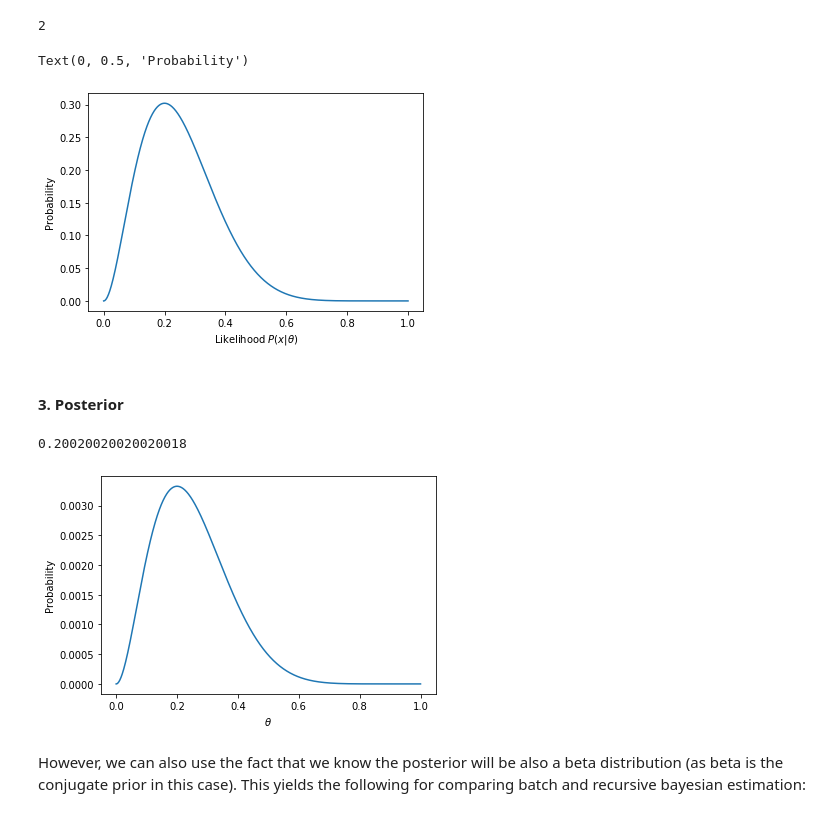
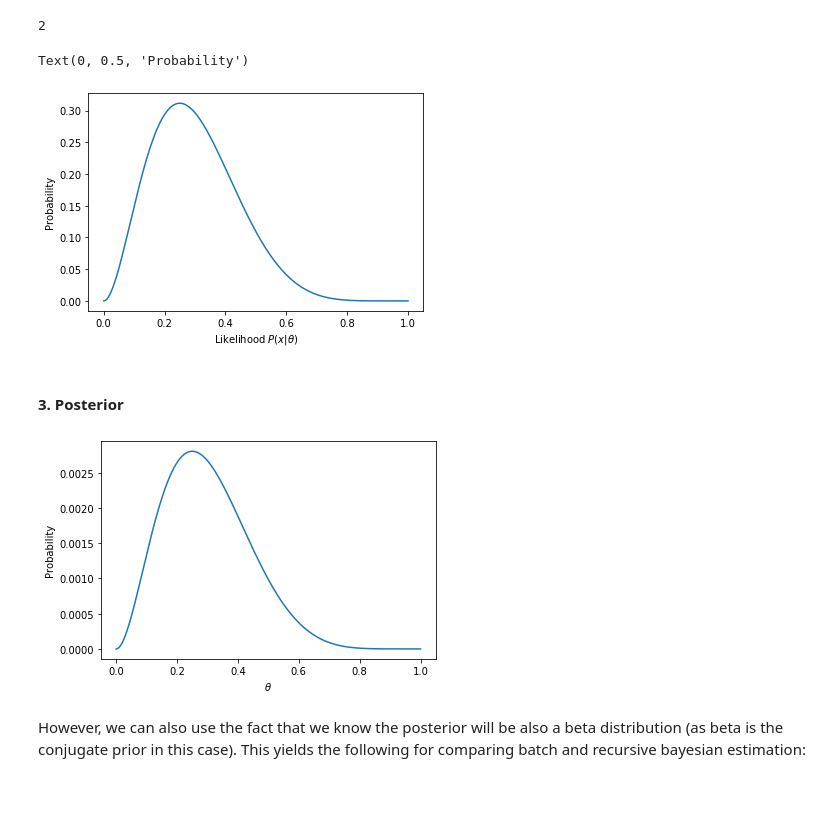
Before and after one commit to DorotheaMueller/statistics_assignments, a Jupyter notebook: ex_3.ipynb, the cells around one changed output. Drawn from its saved outputs; the diff is of its cells as text; code cells hidden in the pictures.

```diff
--- a/ex_3.ipynb
+++ b/ex_3.ipynb
@@ -58,13 +58,13 @@ n_pos
 # %% [output]
 2
 # %%
-likelihood = binom.pmf(k = n_pos, n = n, p = theta_range)
+likelihood = binom.pmf(k = n_pos, n = n - n_pos, p = theta_range)
 plt.plot(theta_range, likelihood)
 plt.xlabel(r"Likelihood $P(x|\theta)$")
 plt.ylabel("Probability")
 # %% [output]
 Text(0, 0.5, 'Probability')
-[figure, old version]
+[figure, new version]
 # %% [markdown]
 #### 3. Posterior
 # %%
@@ -73,11 +73,9 @@ normalized_posterior = posterior / np.sum(posterior)
 # %%
 plt.plot(theta_range, normalized_posterior)
 plt.xlabel(r"$\theta$")
-plt.ylabel("Probability")
-print(theta_range[np.argmax(posterior)])
+plt.ylabel("Probability");
 # %% [output]
-0.20020020020020018
-[figure, old version]
+[figure, new version]
 # %% [markdown]
 However, we can also use the fact that we know the posterior will be also a beta distribution (as beta is the conjugate prior in this case). This yields the following for comparing batch and recursive bayesian estimation:
 # %% [markdown]
```
Also changed, not shown: parts of 4 cells of this notebook.
